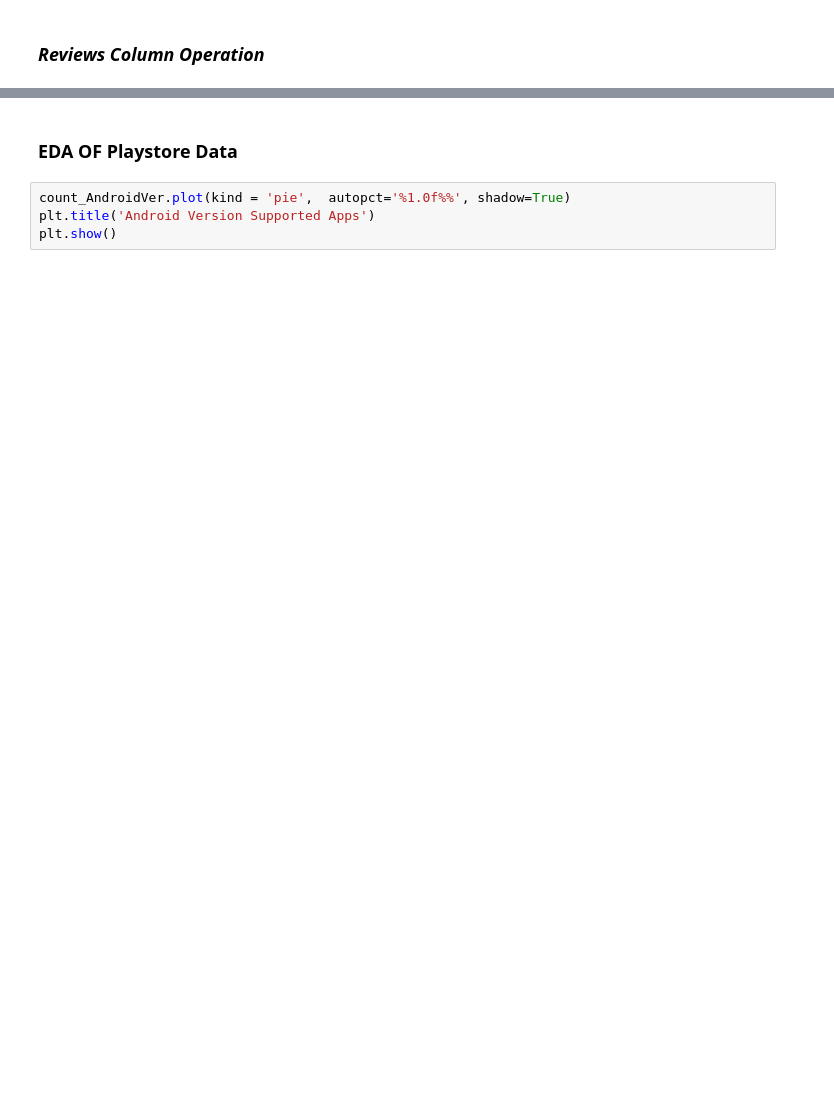
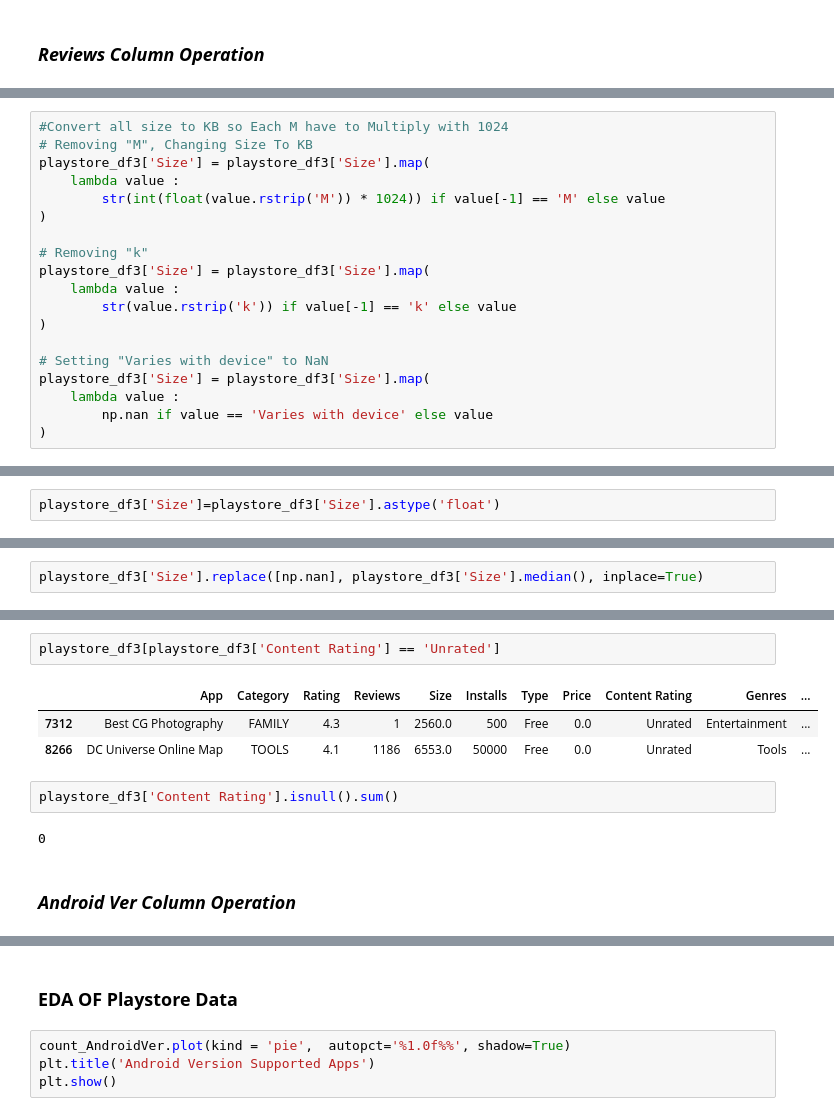
Before and after one commit to jayu071/Playstore_DataDigger, a Jupyter notebook: Play_Store_App_Review_Analysis_Capstone_Project.ipynb, the cells around one changed output, grey strips where cells are left out. Cells and saved outputs as stored; diff of their text form; blank space fills up the shorter version.

```diff
--- a/Play_Store_App_Review_Analysis_Capstone_Project.ipynb
+++ b/Play_Store_App_Review_Analysis_Capstone_Project.ipynb
@@ -603,0 +582,19 @@ num_data
+# %%
+#Convert all size to KB so Each M have to Multiply with 1024
+# Removing "M", Changing Size To KB
+playstore_df3['Size'] = playstore_df3['Size'].map(
+    lambda value :
+        str(int(float(value.rstrip('M')) * 1024)) if value[-1] == 'M' else value
+)
+
+# Removing "k"
+playstore_df3['Size'] = playstore_df3['Size'].map(
+    lambda value :
+        str(value.rstrip('k')) if value[-1] == 'k' else value
+)
+
+# Setting "Varies with device" to NaN
+playstore_df3['Size'] = playstore_df3['Size'].map(
+    lambda value :
+        np.nan if value == 'Varies with device' else value
+)
@@ -603,0 +617,2 @@ num_data
+# %%
+playstore_df3['Size']=playstore_df3['Size'].astype('float')
@@ -603,0 +625,2 @@ num_data
+# %%
+playstore_df3['Size'].replace([np.nan], playstore_df3['Size'].median(), inplace=True)
@@ -603,0 +676,12 @@ num_data
+# %%
+playstore_df3[playstore_df3['Content Rating'] == 'Unrated']
+# %% [output]
+|  | App | Category | Rating | Reviews | Size | Installs | Type | Price | Content Rating | Genres | ... |
+| 7312 | Best CG Photography | FAMILY | 4.3 | 1 | 2560.0 | 500 | Free | 0.0 | Unrated | Entertainment | ... |
+| 8266 | DC Universe Online Map | TOOLS | 4.1 | 1186 | 6553.0 | 50000 | Free | 0.0 | Unrated | Tools | ... |
+# %%
+playstore_df3['Content Rating'].isnull().sum()
+# %% [output]
+0
+# %% [markdown]
+### ***Android Ver Column Operation***
```
Also changed, not shown: parts of 78 cells of this notebook.
